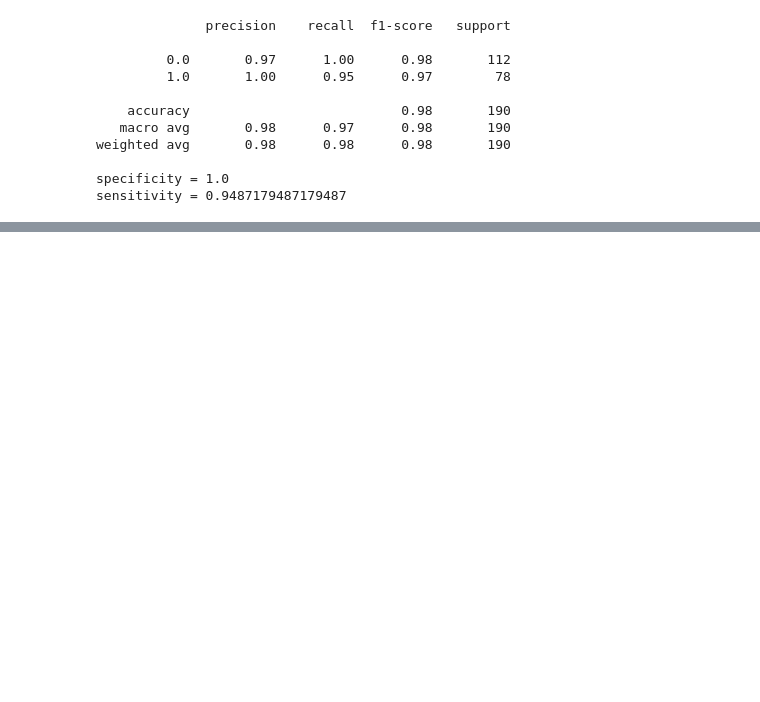
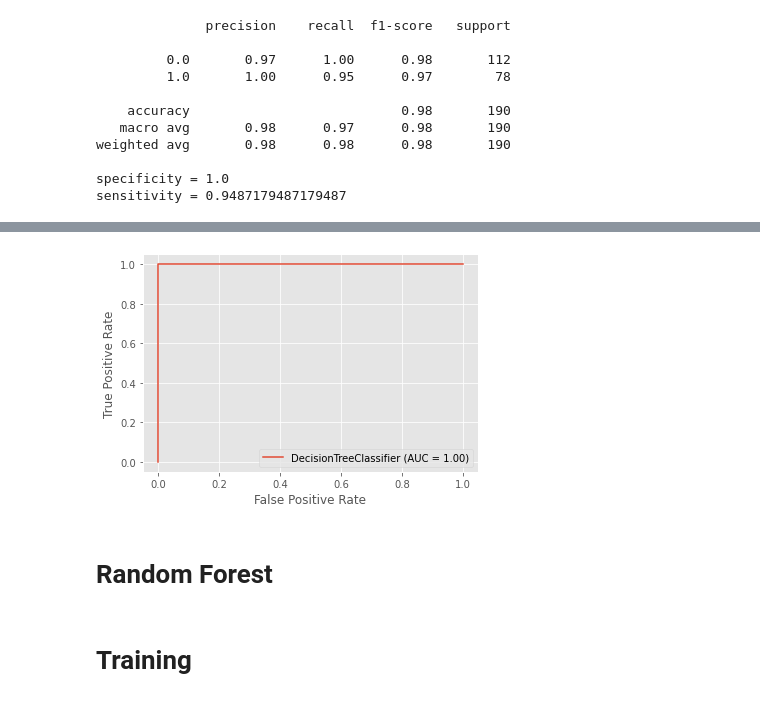
Before and after one commit to nahidosen/1821168042_CSE445_Spring21, a Jupyter notebook: Classification_Task/Classification_Task_Audit_Task.ipynb, the cells around one changed output, grey strips where cells are left out. Cells and saved outputs as stored; diff of their text form; code cells hidden in the pictures; blank space fills up the shorter version.

```diff
--- a/Classification_Task/Classification_Task_Audit_Task.ipynb
+++ b/Classification_Task/Classification_Task_Audit_Task.ipynb
@@ -855,0 +867,2 @@ plt.show()
+# %%
+X_train, X_test, y_train, y_test = train_test_split(X, y, test_size=0.25, random_state=0) # 75% training and 25% testing
@@ -855,0 +966,7 @@ plt.show()
+# %%
+metrics.plot_roc_curve(decisiontree, X_test, y_test)
+plt.show()
+# %% [output]
+[figure, added]
+# %% [markdown]
+# Random Forest
@@ -855,0 +979,2 @@ plt.show()
+# %% [markdown]
+# Training
```
Also changed, not shown: parts of 33 cells of this notebook.
